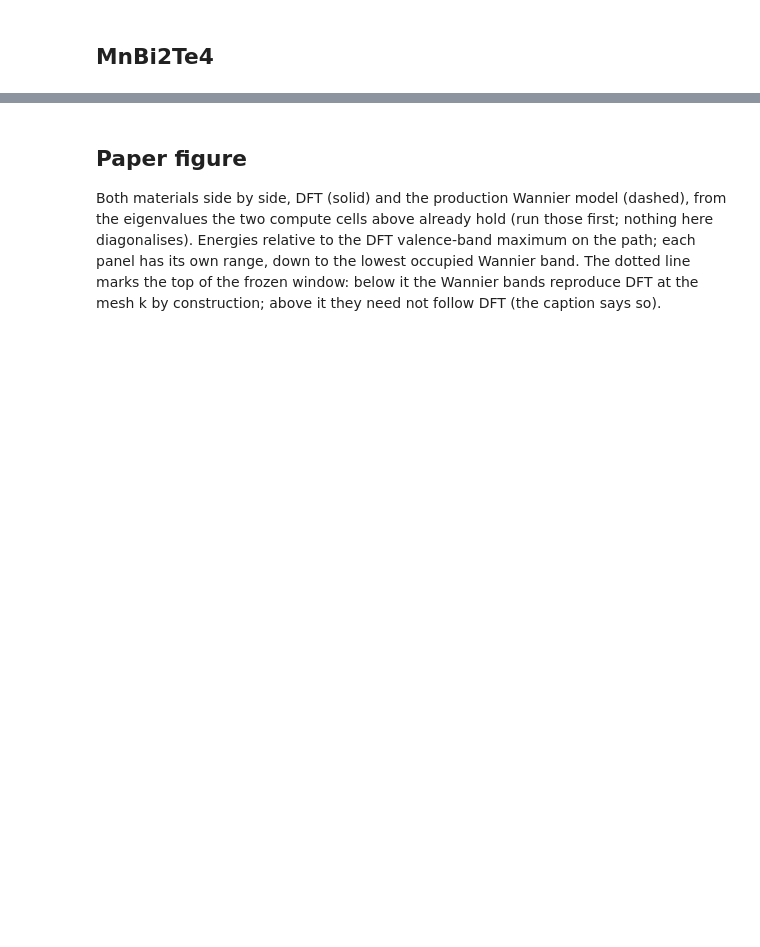
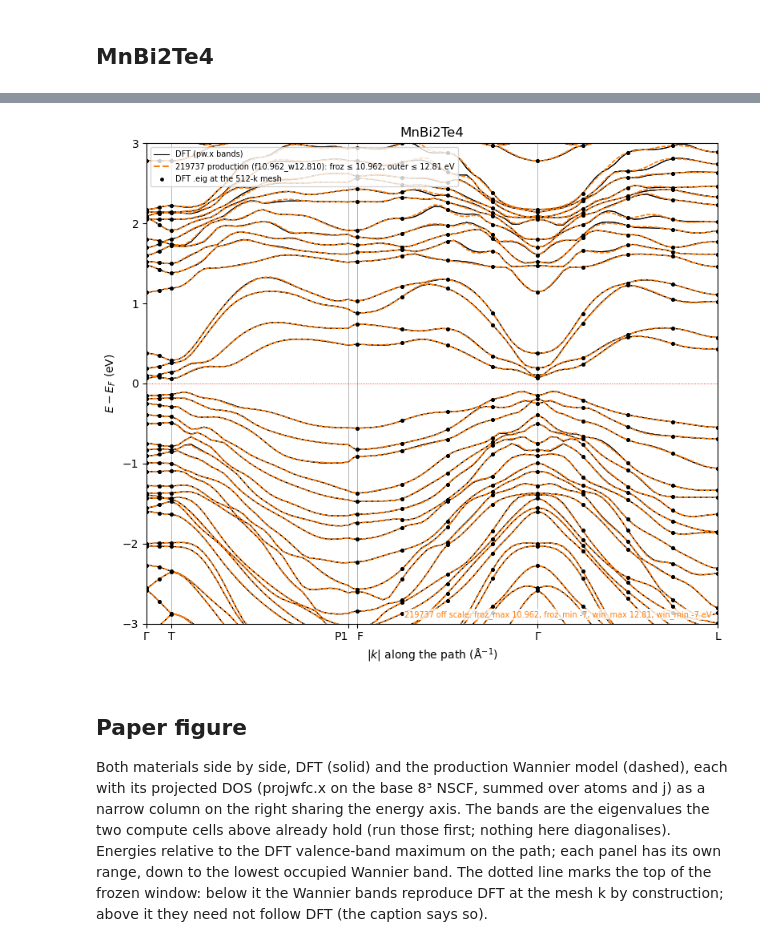
Before and after one commit to treycole/axion-phonon, a Jupyter notebook: analysis/figures/fig3.ipynb, the cells around one changed output, grey strips where cells are left out. Saved outputs shown, nothing was run; the diff lists cells and outputs as text; code cells hidden in the pictures; blank space fills up the shorter version.

```diff
--- a/analysis/figures/fig3.ipynb
+++ b/analysis/figures/fig3.ipynb
@@ -204,7 +213,7 @@ BANDS_IN = DATA / "MnBi2Te4/dft/base/bands/out/MnBi2Te4.bands.in"
 BANDS_OUT = DATA / "MnBi2Te4/dft/base/bands/out/MnBi2Te4.bands.out"   # job 214640, 104 k
 SCF_OUT = DATA / "MnBi2Te4/dft/base/scf/out/MnBi2Te4.scf.out"   # SCF 214290, conv_thr 1e-10
 WANNIER = {               # label: run folder (.chk, .eig, .win, _band.dat)
-    "214301 self-test (dθ base)": DATA / "MnBi2Te4/archive/base/lda/w90_sp_d_k8_selftest_conv1e-10_214301",
+    "219737 production (f10.962_w12.810)": DATA / "MnBi2Te4/windows/f10.962_w12.810_k8/base/out",
 }
 PIN_TO_ATOMS = True       # production: True for MnBi2Te4 (bug #21)
 MODEL_SOURCE = "chk"      # "chk" (production H(R)) | "hr_dat" (PythTB reading _hr.dat)
@@ -230,12 +239,12 @@ if BANDS_OUT:
     assert len(k_red) == len(points) and np.abs(k_red - points).max() < 1e-3, "bands.out k are not the path"
     print(f"DFT {BANDS_OUT.relative_to(DATA)}: {dft.shape[0]} bands; k match the path to {np.abs(k_red - points).max():.1e}")
 
-# ---- Wannier bands per run: read from wannier_eigs/ if the path, .chk and _hr.dat are unchanged, else compute and save
+# ---- Wannier bands per run: read the cache next to the run if the path and its files are unchanged, else compute and save
 runs = {}
 for label, folder in WANNIER.items():
     cache = folder.parent / f"bands_on_dft_path_{folder.name}_{MODEL_SOURCE}{'_pinned' if PIN_TO_ATOMS else ''}.npz"   # next to the Wannier run
-    stamps = {f.name: np.array([f.stat().st_size, f.stat().st_mtime_ns])
-              for f in (folder / f"{PREFIX}.chk", folder / f"{PREFIX}_hr.dat")}
+    stamps = {f.name: np.array([f.stat().st_size, f.stat().st_mtime_ns])     # the files the bands come from
+              for f in (folder / f"{PREFIX}.chk", folder / f"{PREFIX}.chk.gz", folder / f"{PREFIX}_hr.dat") if f.exists()}
     if cache.is_file():
         z = np.load(cache)
         if np.array_equal(z["points"], points) and all(np.array_equal(z[f"stamp_{n}"], s) for n, s in stamps.items()):
@@ -243,17 +252,20 @@ for label, folder in WANNIER.items():
             print(f"{label}: read {cache.relative_to(DATA)}")
             continue
     t0 = time.time()
-    w90 = W90(str(folder), PREFIX)                         # .win cell and windows, _hr.dat
-    assert np.allclose(w90.lat, lattice, atol=1e-6), f"{folder.name}: .win cell differs from {BANDS_IN.name}"
-    if MODEL_SOURCE == "hr_dat":
-        model = w90.model(zero_energy=0, min_hopping_norm=None, max_distance=None, ignorable_imaginary_part=None)
+    win = wannier90.read_win(folder / f"{PREFIX}.win")     # cell and windows
+    assert np.allclose(win["lattice"], lattice, atol=1e-6), f"{folder.name}: .win cell differs from {BANDS_IN.name}"
+    if MODEL_SOURCE == "hr_dat":                           # PythTB's reading of _hr.dat
+        model = W90(str(folder), PREFIX).model(zero_energy=0, min_hopping_norm=None, max_distance=None,
+                                               ignorable_imaginary_part=None)
     else:                                                  # production loader, the run as both ends, no position matrix
         model = wannier.run_model(wannier90.read_run(folder, PREFIX, overlaps=False), pin=PIN_TO_ATOMS)
     mesh = np.asarray(wannier90.read_chk(folder / f"{PREFIX}.chk")["kpt_red"], float)   # Wannier k mesh
     eig = np.loadtxt(folder / f"{PREFIX}.eig")
+    w = win["windows"]
     runs[label] = dict(points=points, evals=np.asarray(model.solve_ham(points)),        # (nk, nwann)
                        mesh=mesh, mesh_eig=eig[:, 2].reshape(len(mesh), -1),           # DFT on the mesh
-                       dis_window=np.array(w90.dis_window, float), dis_froz_window=np.array(w90.dis_froz_window, float),
+                       dis_window=np.array([w["dis_win_min"], w["dis_win_max"]]),
+                       dis_froz_window=np.array([w["dis_froz_min"], w["dis_froz_max"]]),
                        **{f"stamp_{n}": s for n, s in stamps.items()})
     cache.parent.mkdir(exist_ok=True)
     np.savez(cache, **runs[label])
@@ -275,7 +292,7 @@ mbt = dict(prefix=PREFIX, points=points, ticks=ticks, distance=distance, e_fermi
 # ---- plot settings
 d = mbt
 E_MIN, E_MAX = -3.0, 3.0
-RUNS = ["214301 self-test (dθ base)"]
+RUNS = ["219737 production (f10.962_w12.810)"]
 SHOW_DFT = True
 SHOW_MESH_EIG = True
 SHOW_WINDOWS = True
@@ -314,37 +331,40 @@ for i, label in enumerate(RUNS):
         if outside:
             off_scale.append((color, f"{label.split()[0]} off scale: " + ", ".join(outside) + " eV"))
 if SHOW_MESH_EIG and RUNS:                                 # DFT .eig at path points that are on the Wannier mesh
     run = d["runs"][RUNS[0]]
     for index, point in enumerate(d["points"]):
         hit = np.flatnonzero(np.abs((run["mesh"] - point + 0.5) % 1.0 - 0.5).max(axis=1) < 1e-6)
         if hit.size:
             ax.scatter(np.full(run["mesh_eig"].shape[1], x[index]), run["mesh_eig"][hit[0]] - e_f, s=6, color="black", zorder=3)
     ax.scatter([], [], s=6, color="black", label=f"DFT .eig at the {len(run['mesh'])}-k mesh")
 for name, value in E_LINES.items():
     ax.axhline(value - e_f, color="C9", lw=0.8, ls=":")
     ax.text(x[-1], value - e_f, f"{name} ", ha="right", va="bottom", fontsize=7, color="C9")
 for n, (color, text) in enumerate(off_scale):            # window edges outside the energy range
     ax.text(0.99, 0.01 + 0.03 * n, text, transform=ax.transAxes, ha="right", va="bottom", fontsize=7, color=color,
             bbox=dict(facecolor="white", edgecolor="none", alpha=0.8, pad=1))
 xticks = [x[i] for i, _ in d["ticks"]]
 ax.set_xticks(xticks, [label for _, label in d["ticks"]])
 for left, right, a, b in zip(ax.get_xticklabels()[:-1], ax.get_xticklabels()[1:], xticks[:-1], xticks[1:]):
     if b - a < 0.03 * (xticks[-1] - xticks[0]):        # close nodes (MnBi2Te4 P1-F): labels apart
         left.set_ha("right"); right.set_ha("left")
 for xt in xticks:
     ax.axvline(xt, color="gray", lw=0.4)
 ax.axhline(0, color="red", lw=0.6, ls=":")
 ax.legend(loc="upper left", frameon=True, fontsize=7)
 ax.set(xlim=(x[0], x[-1]), ylim=(E_MIN, E_MAX), ylabel=r"$E - E_F$ (eV)", xlabel=r"$|k|$ along the path (Å$^{-1}$)",
        title=d["prefix"])
 fig.tight_layout()
 if SAVE_FIG:
     fig.savefig(SAVE_FIG, dpi=200)
 plt.show()
+# %% [output]
+[figure, added]
 # %% [markdown]
 ## Paper figure
 
-Both materials side by side, DFT (solid) and the production Wannier model (dashed), from the eigenvalues the two
+Both materials side by side, DFT (solid) and the production Wannier model (dashed), each with its projected DOS
+(projwfc.x on the base 8³ NSCF, summed over atoms and j) as a narrow column on the right sharing the energy axis. The bands are the eigenvalues the two
 compute cells above already hold (run those first; nothing here diagonalises). Energies relative to the DFT
 valence-band maximum on the path; each panel has its own range, down to the lowest occupied Wannier band. The dotted line marks the top of the frozen window: below it the Wannier bands
 reproduce DFT at the mesh k by construction; above it they need not follow DFT (the caption says so).
```
Also changed, not shown: parts of 6 cells of this notebook, 25 other files.
